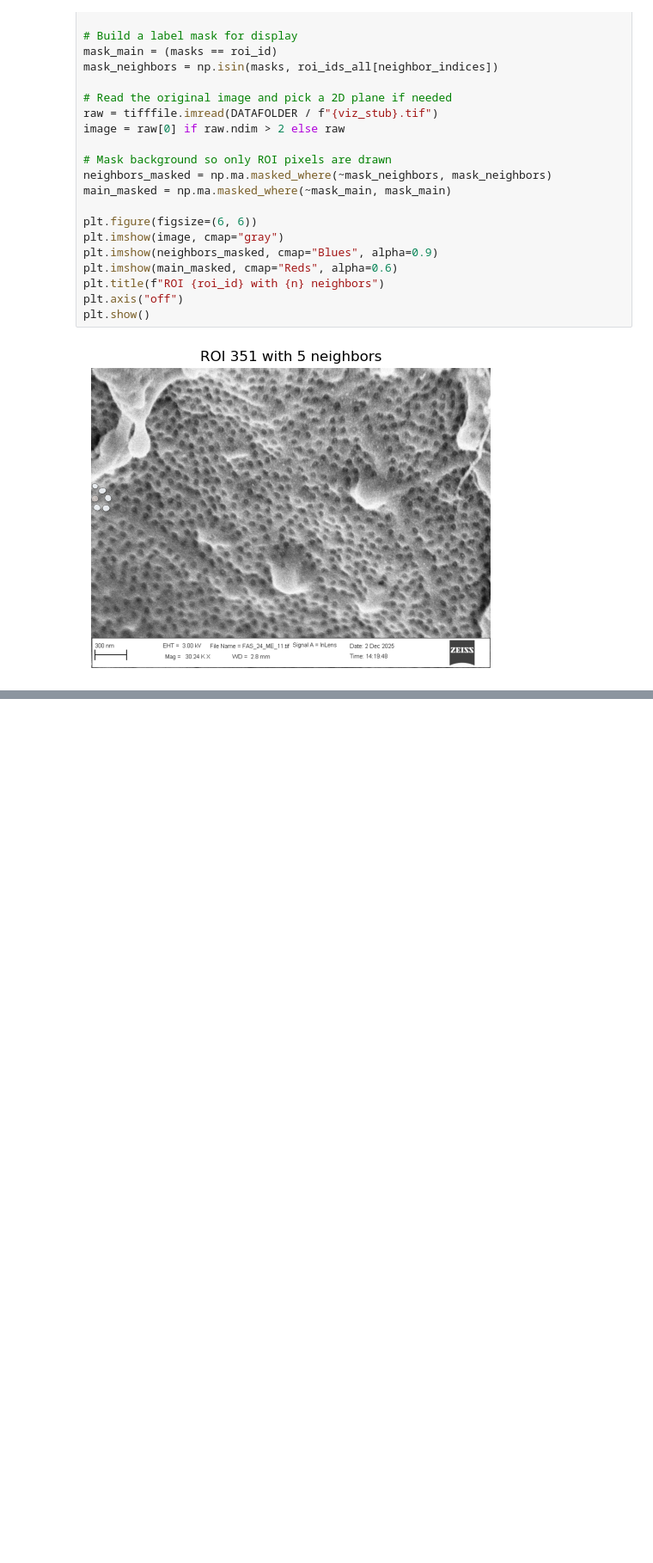
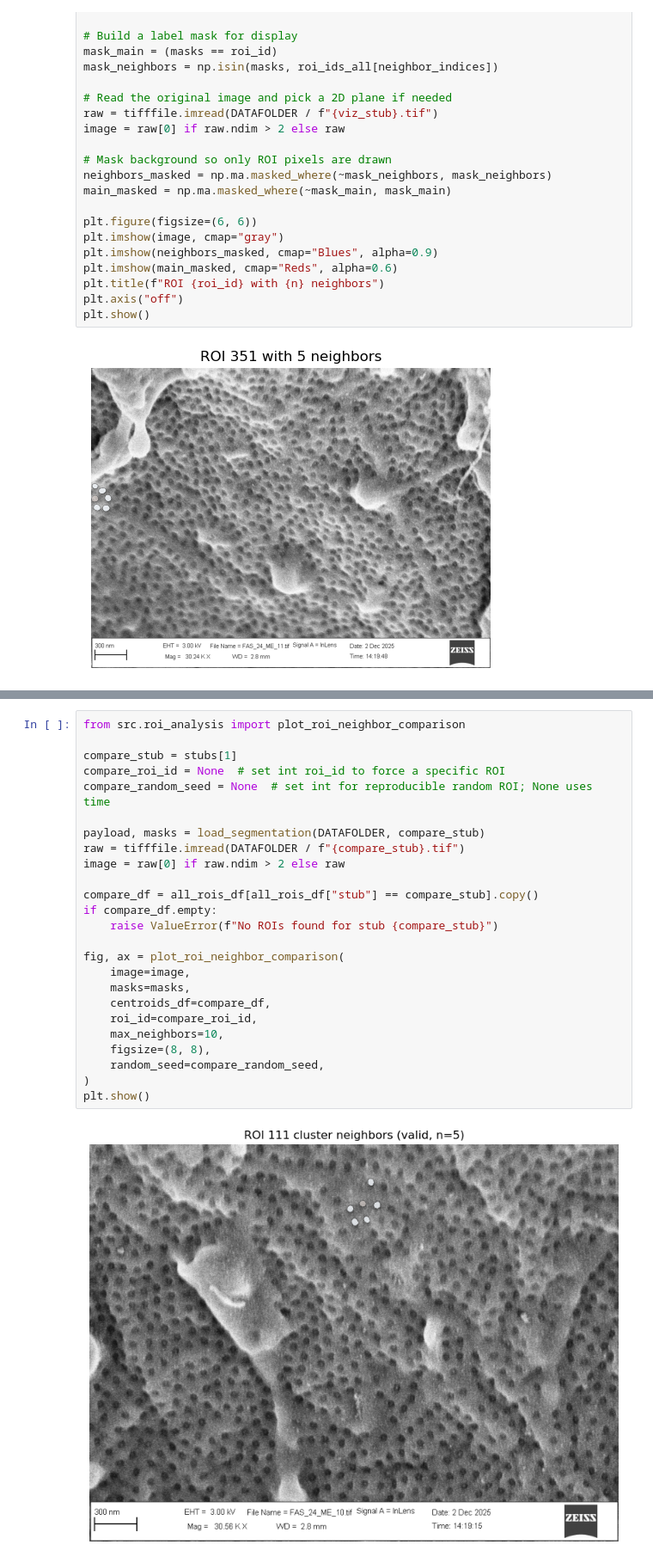
Before and after one commit to jaimemcc/fenestrations, a Jupyter notebook: notebooks/find_neighbours.ipynb, the cells around one changed output, grey strips where cells are left out. Shown at 86% size. Cells and saved outputs as stored; diff of their text form; blank space fills up the shorter version.

```diff
--- a/notebooks/find_neighbours.ipynb
+++ b/notebooks/find_neighbours.ipynb
@@ -311,0 +431,27 @@ EOFError: No data left in file
+# %%
+from src.roi_analysis import plot_roi_neighbor_comparison
+
+compare_stub = stubs[1]
+compare_roi_id = None  # set int roi_id to force a specific ROI
+compare_random_seed = None  # set int for reproducible random ROI; None uses time
+
+payload, masks = load_segmentation(DATAFOLDER, compare_stub)
+raw = tifffile.imread(DATAFOLDER / f"{compare_stub}.tif")
+image = raw[0] if raw.ndim > 2 else raw
+
+compare_df = all_rois_df[all_rois_df["stub"] == compare_stub].copy()
+if compare_df.empty:
+    raise ValueError(f"No ROIs found for stub {compare_stub}")
+
+fig, ax = plot_roi_neighbor_comparison(
+    image=image,
+    masks=masks,
+    centroids_df=compare_df,
+    roi_id=compare_roi_id,
+    max_neighbors=10,
+    figsize=(8, 8),
+    random_seed=compare_random_seed,
+)
+plt.show()
+# %% [output]
+[figure, added]
```
Also changed, not shown: parts of 10 cells of this notebook, 3 other files.
